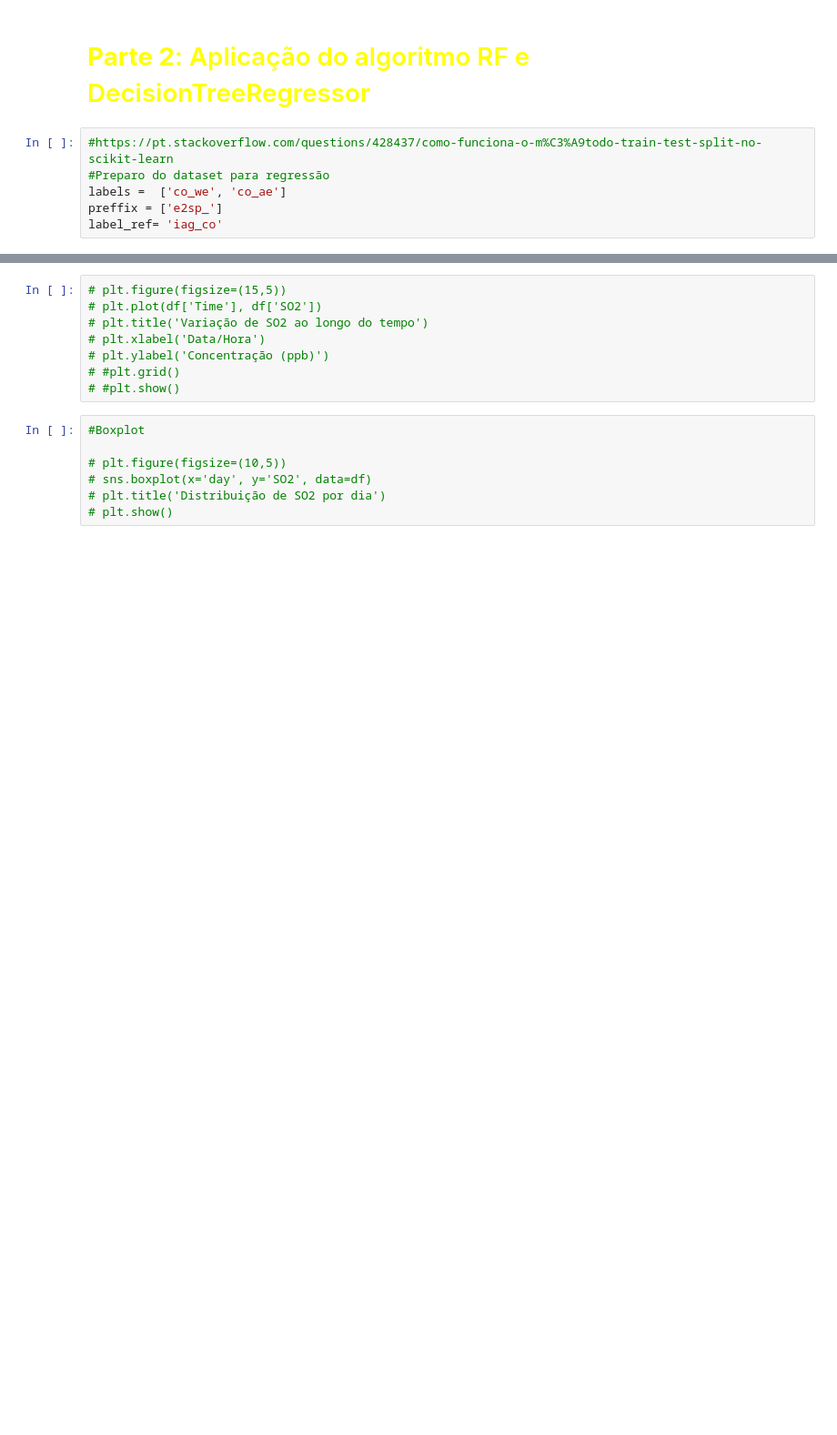
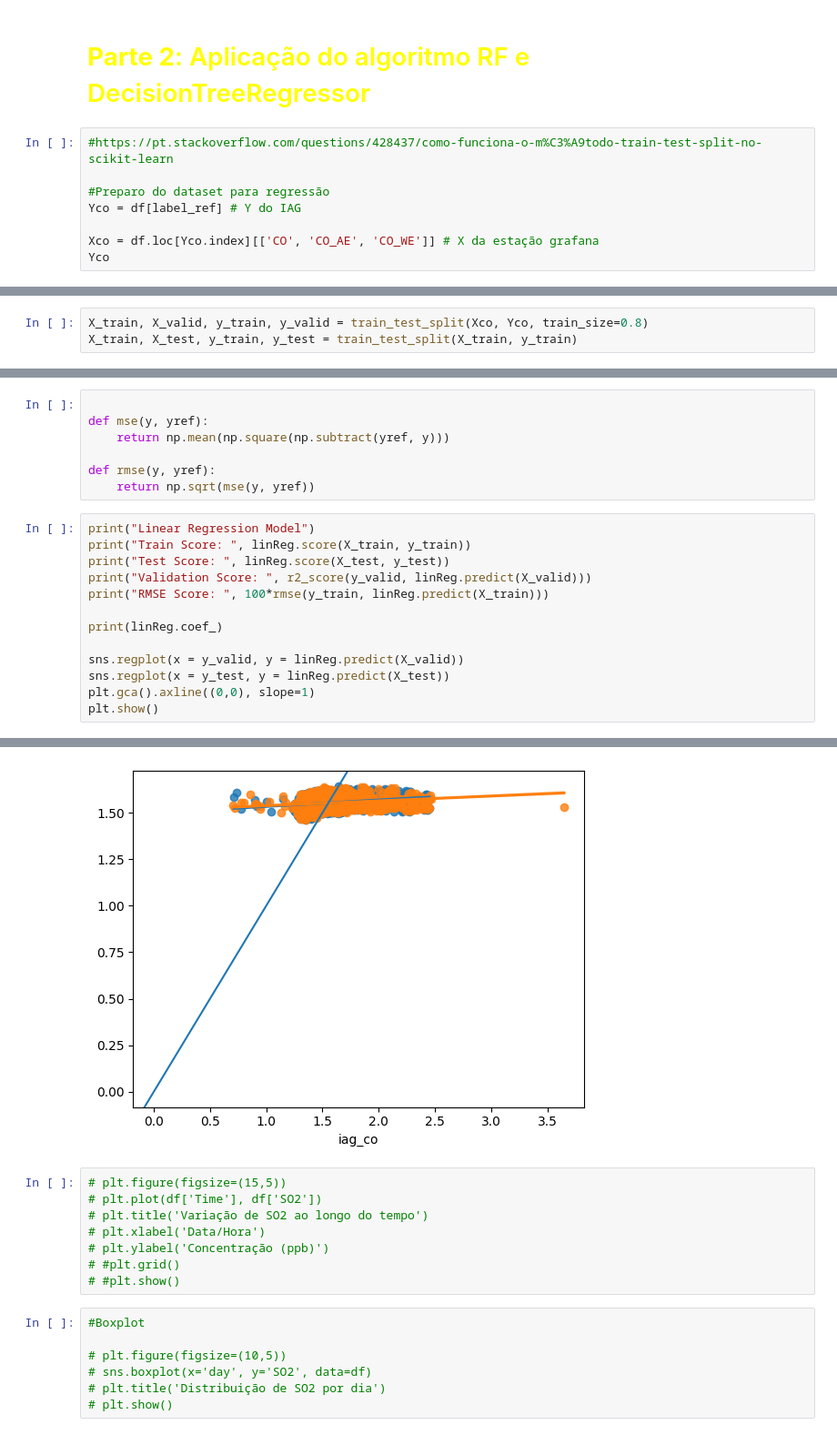
Before and after one commit to pedromujica1/aqm-dataset, a Jupyter notebook: estacao-grafana/Árvore_de_Regressão_e_Random_Forest.ipynb, the cells around one changed output, grey strips where cells are left out. Shown: that part at 91% size. Drawn from its saved outputs; the diff is of its cells as text; blank space fills up the shorter version.

Commit message:
primeiro modelo de RF ficou uma maravilha

```diff
--- a/estacao-grafana/Árvore_de_Regressão_e_Random_Forest.ipynb
+++ b/estacao-grafana/Árvore_de_Regressão_e_Random_Forest.ipynb
@@ -94,7 +181,9 @@ df_filtradoIAG
 # <font color=yellow>**Parte 2**: Aplicação do algoritmo RF e DecisionTreeRegressor
 # %%
 #https://pt.stackoverflow.com/questions/428437/como-funciona-o-m%C3%A9todo-train-test-split-no-scikit-learn
+
 #Preparo do dataset para regressão
-labels =  ['co_we', 'co_ae']
-preffix = ['e2sp_']
-label_ref= 'iag_co'
+Yco = df[label_ref] # Y do IAG
+
+Xco = df.loc[Yco.index][['CO', 'CO_AE', 'CO_WE']] # X da estação grafana
+Yco
@@ -100,0 +205,3 @@ label_ref= 'iag_co'
+# %%
+X_train, X_valid, y_train, y_valid = train_test_split(Xco, Yco, train_size=0.8)
+X_train, X_test, y_train, y_test = train_test_split(X_train, y_train)
@@ -100,0 +304,21 @@ label_ref= 'iag_co'
+# %%
+
+def mse(y, yref):
+    return np.mean(np.square(np.subtract(yref, y)))
+
+def rmse(y, yref):
+    return np.sqrt(mse(y, yref))
+# %%
+print("Linear Regression Model")
+print("Train Score: ", linReg.score(X_train, y_train))
+print("Test Score: ", linReg.score(X_test, y_test))
+print("Validation Score: ", r2_score(y_valid, linReg.predict(X_valid)))
+print("RMSE Score: ", 100*rmse(y_train, linReg.predict(X_train)))
+
+print(linReg.coef_)
+
+sns.regplot(x = y_valid, y = linReg.predict(X_valid))
+sns.regplot(x = y_test, y = linReg.predict(X_test))
+plt.gca().axline((0,0), slope=1)
+plt.show()
+# %% [output]
@@ -101,3 +331,4 @@ label_ref= 'iag_co'
+[figure, added]
 # %%
 # plt.figure(figsize=(15,5))
 # plt.plot(df['Time'], df['SO2'])
```
Also changed, not shown: parts of 18 cells of this notebook, 9 other files.
